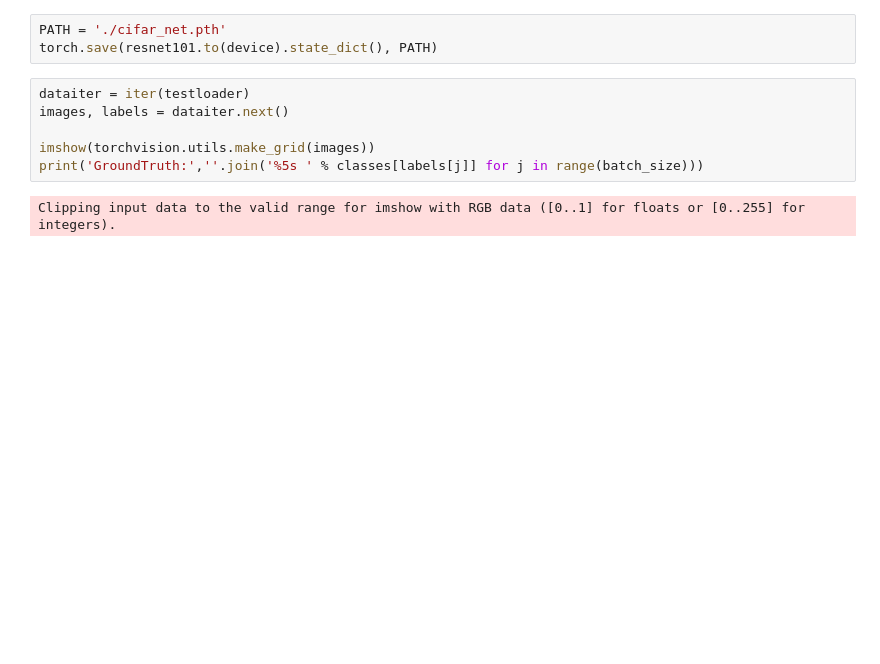
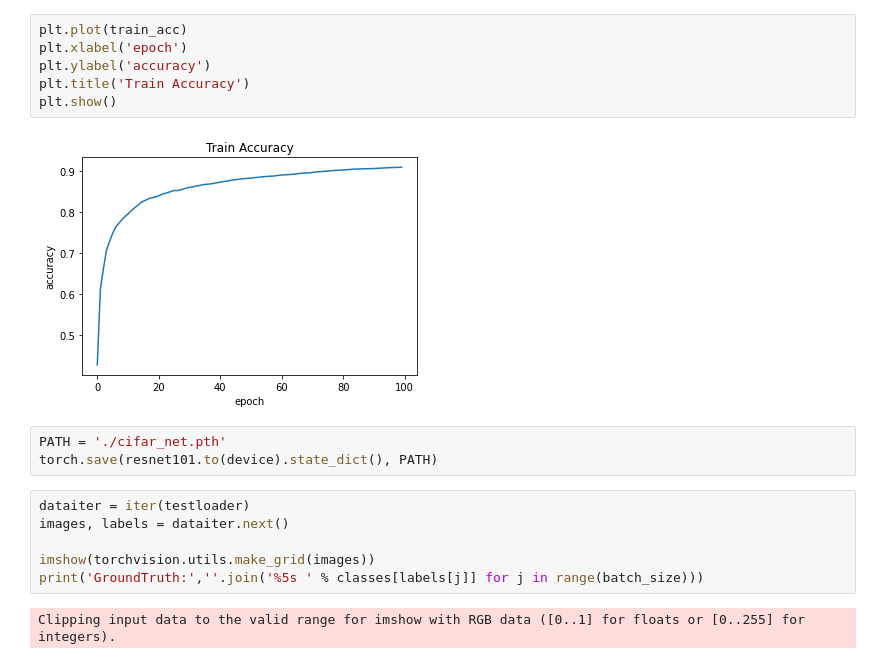
Before and after one commit to Jingshun99/CNN, a Jupyter notebook: cnn.ipynb, the cells around one changed output. Drawn from its saved outputs; the diff is of its cells as text; blank space fills up the shorter version.

```diff
--- a/cnn.ipynb
+++ b/cnn.ipynb
@@ -229,3 +277,11 @@ Finished Training
+# %%
+plt.plot(train_acc)
+plt.xlabel('epoch')
+plt.ylabel('accuracy')
+plt.title('Train Accuracy')
+plt.show()
+# %% [output]
+[figure, added]
 # %%
 PATH = './cifar_net.pth'
 torch.save(resnet101.to(device).state_dict(), PATH)
```
Also changed, not shown: parts of 18 cells of this notebook.
